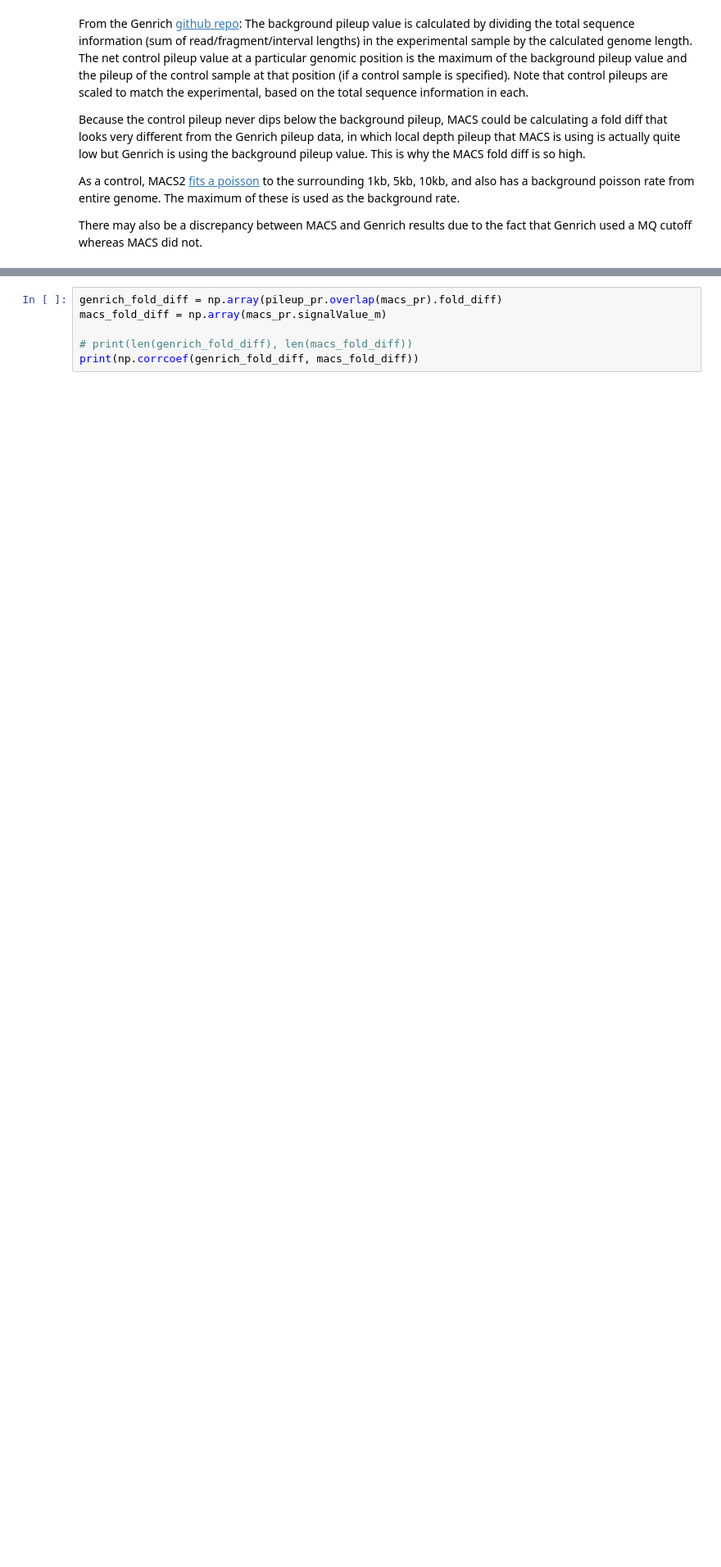
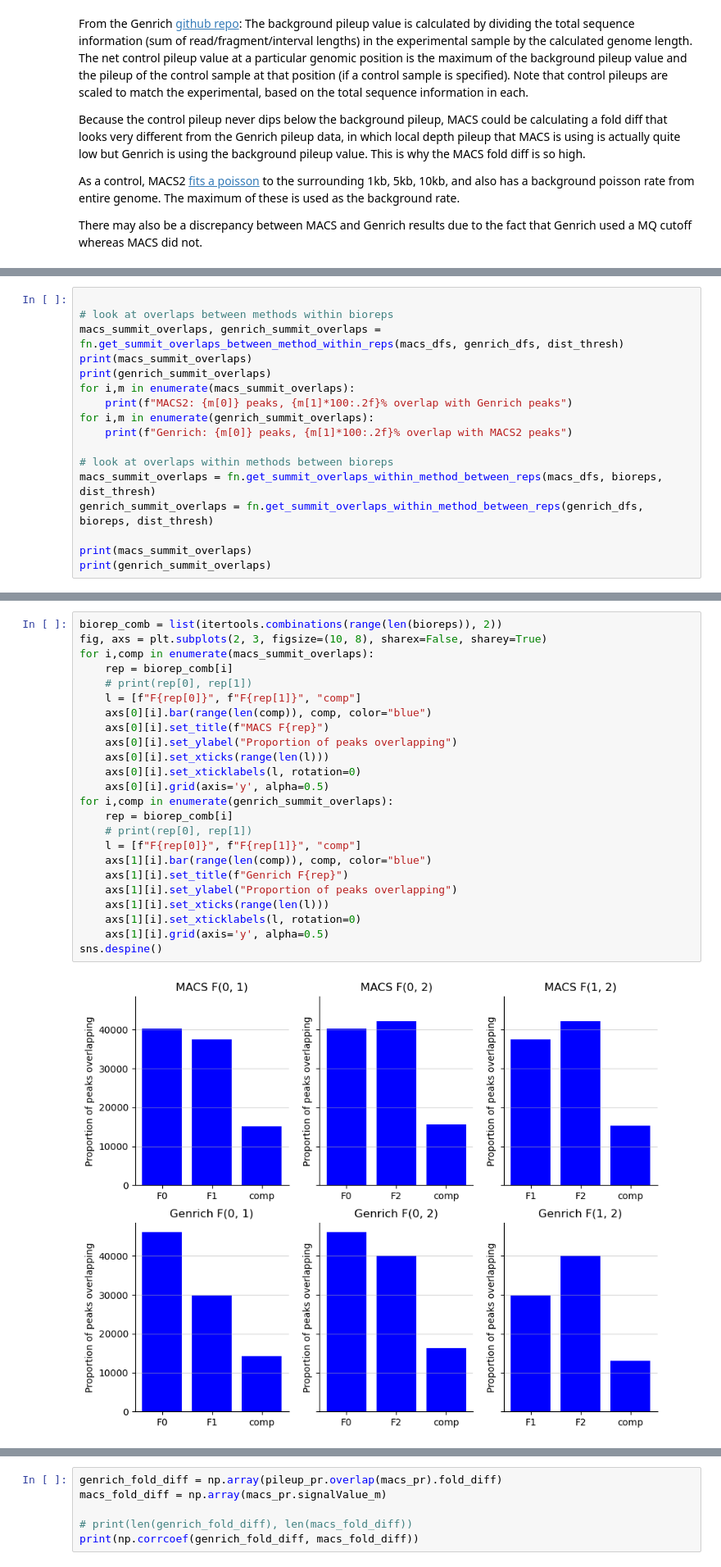
Before and after one commit to brian-arnold/STARRseq_code, a Jupyter notebook: notebooks/02_compare_peak_callers_across_bioreps.ipynb, the cells around one changed output, grey strips where cells are left out. Shown: that part at 82% size. Saved outputs shown, nothing was run; the diff lists cells and outputs as text; blank space fills up the shorter version.

Commit message:
overlapped triplet intervals with pileup info, needs cleanup

```diff
--- a/notebooks/02_compare_peak_callers_across_bioreps.ipynb
+++ b/notebooks/02_compare_peak_callers_across_bioreps.ipynb
@@ -409,0 +134,17 @@ Text(0.5, 0, 'Peak width (bp)')
+# %%
+
+# look at overlaps between methods within bioreps
+macs_summit_overlaps, genrich_summit_overlaps = fn.get_summit_overlaps_between_method_within_reps(macs_dfs, genrich_dfs, dist_thresh)
+print(macs_summit_overlaps)
+print(genrich_summit_overlaps)
+for i,m in enumerate(macs_summit_overlaps):
+    print(f"MACS2: {m[0]} peaks, {m[1]*100:.2f}% overlap with Genrich peaks")
+for i,m in enumerate(genrich_summit_overlaps):
+    print(f"Genrich: {m[0]} peaks, {m[1]*100:.2f}% overlap with MACS2 peaks")
+
+# look at overlaps within methods between bioreps
+macs_summit_overlaps = fn.get_summit_overlaps_within_method_between_reps(macs_dfs, bioreps, dist_thresh)
+genrich_summit_overlaps = fn.get_summit_overlaps_within_method_between_reps(genrich_dfs, bioreps, dist_thresh)
+
+print(macs_summit_overlaps)
+print(genrich_summit_overlaps)
@@ -409,0 +162,26 @@ Text(0.5, 0, 'Peak width (bp)')
+# %%
+biorep_comb = list(itertools.combinations(range(len(bioreps)), 2))
+fig, axs = plt.subplots(2, 3, figsize=(10, 8), sharex=False, sharey=True)
+for i,comp in enumerate(macs_summit_overlaps):
+    rep = biorep_comb[i]
+    # print(rep[0], rep[1])
+    l = [f"F{rep[0]}", f"F{rep[1]}", "comp"]
+    axs[0][i].bar(range(len(comp)), comp, color="blue")
+    axs[0][i].set_title(f"MACS F{rep}")
+    axs[0][i].set_ylabel("Proportion of peaks overlapping")
+    axs[0][i].set_xticks(range(len(l)))
+    axs[0][i].set_xticklabels(l, rotation=0)
+    axs[0][i].grid(axis='y', alpha=0.5)
+for i,comp in enumerate(genrich_summit_overlaps):
+    rep = biorep_comb[i]
+    # print(rep[0], rep[1])
+    l = [f"F{rep[0]}", f"F{rep[1]}", "comp"]
+    axs[1][i].bar(range(len(comp)), comp, color="blue")
+    axs[1][i].set_title(f"Genrich F{rep}")
+    axs[1][i].set_ylabel("Proportion of peaks overlapping")
+    axs[1][i].set_xticks(range(len(l)))
+    axs[1][i].set_xticklabels(l, rotation=0)
+    axs[1][i].grid(axis='y', alpha=0.5)
+sns.despine()
+# %% [output]
+[figure, added]
```
Also changed, not shown: parts of 50 cells of this notebook, 2 other files.
